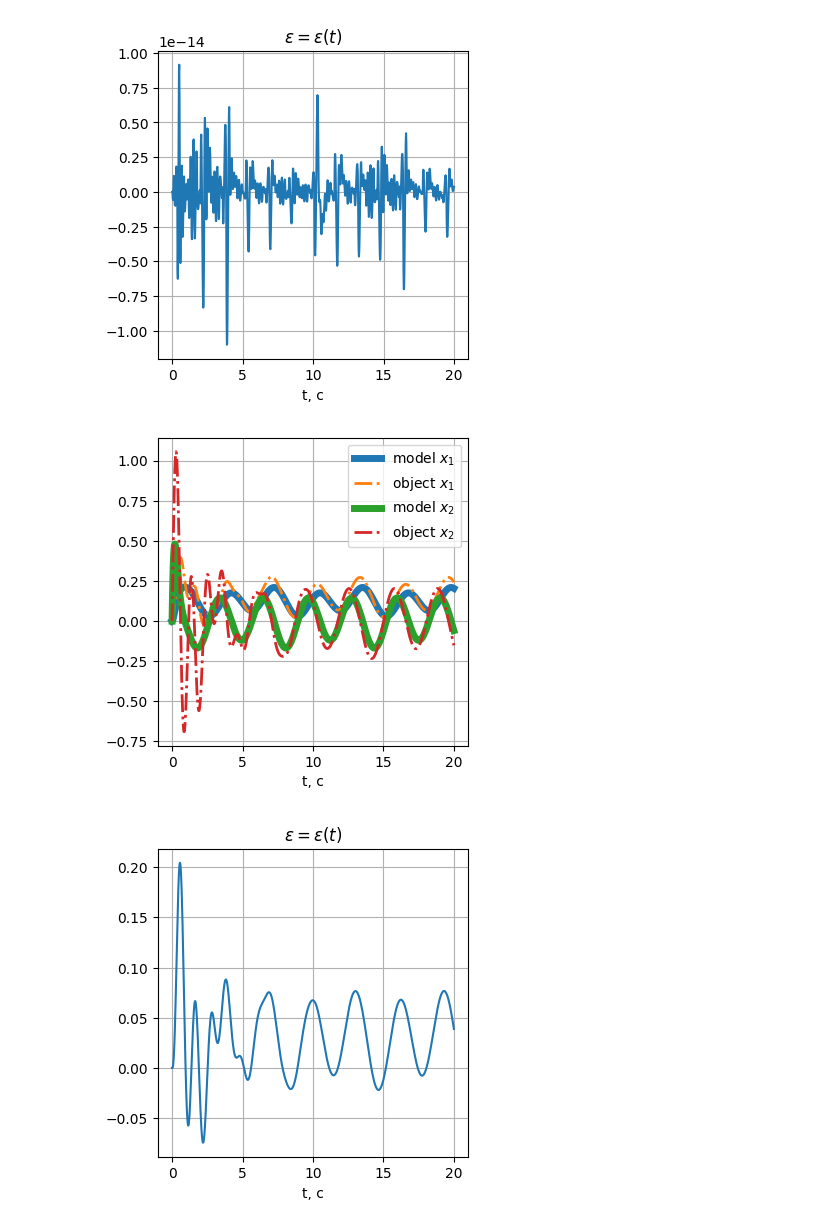
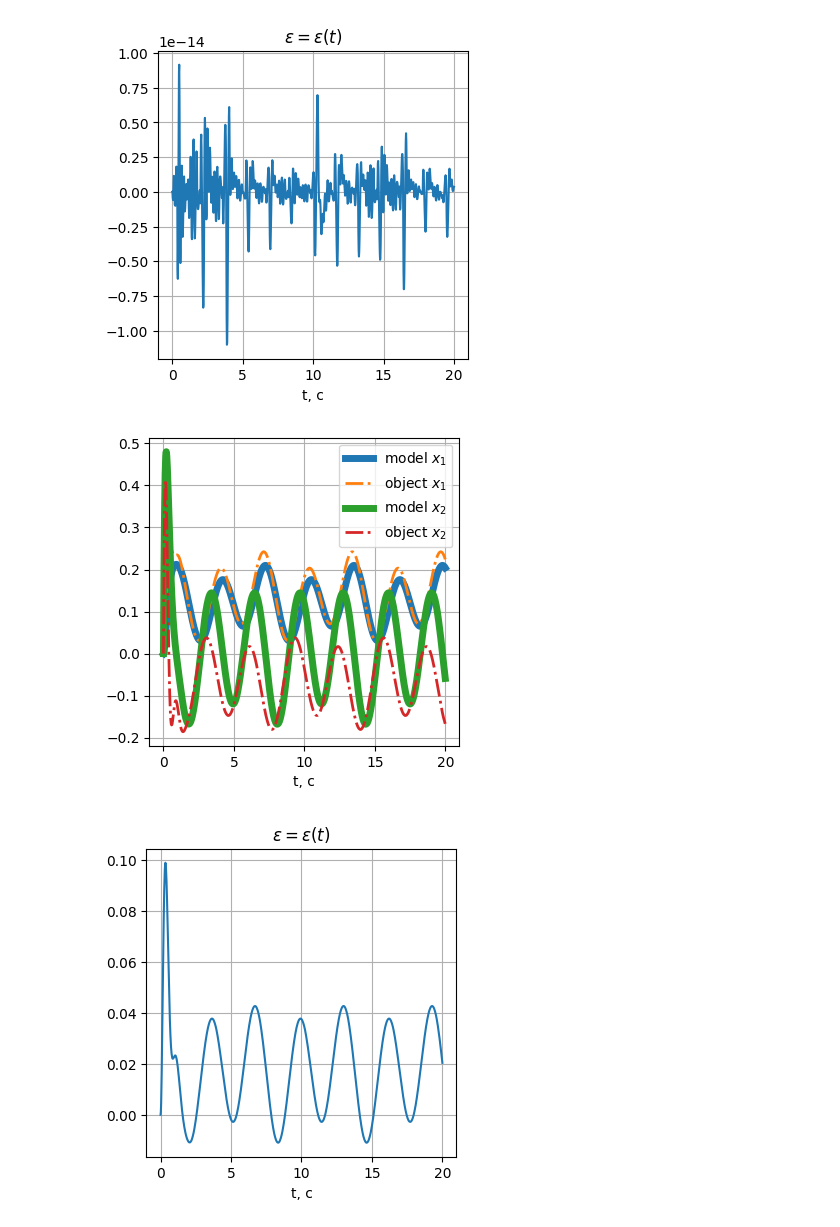
Before and after one commit to lalayants/adaptive-and-robust-control, a Jupyter notebook: 3/3.ipynb, the cells around one changed output. Saved outputs shown, nothing was run; the diff lists cells and outputs as text; code cells hidden in the pictures.

```diff
--- a/3/3.ipynb
+++ b/3/3.ipynb
@@ -106,27 +102,27 @@ plt.savefig(SAVE_PATH + '2_ideal_e.png')
 # %% [output]
 [figure]
 # %%
-data = solve_ivp(system, t_span=t_span, t_eval=np.linspace(*t_span, 1000), y0=y0, args=(A, B, theta + 1, kappa, g))
+data = solve_ivp(system, t_span=t_span, t_eval=np.linspace(*t_span, 1000), y0=y0, args=(A + 1, B, theta, kappa, g))
 
 plt.plot(data.t, data_model.y[0, :], linewidth=5, label='model $x_1$')
 plt.plot(data.t, data.y[0, :], '-.', linewidth=2, label='object $x_1$')
 plt.plot(data.t, data_model.y[1, :], linewidth=5, label='model $x_2$')
 plt.plot(data.t, data.y[1, :], '-.', linewidth=2, label='object $x_2$')
 plt.grid()
 plt.legend()
 plt.xlabel('t, c')
 
 
-plt.savefig(SAVE_PATH + '2_not_ideal_1.1_x.png')
+plt.savefig(SAVE_PATH + '2_not_ideal_1_x.png')
 # %% [output]
-[figure, old version]
+[figure, new version]
 # %%
 plt.plot(data.t, (C @ data.y).reshape(-1) - (C_m @ data_model.y).reshape(-1))
 plt.grid()
 plt.xlabel('t, c')
 plt.title('$\epsilon = \epsilon(t)$')
 
-plt.savefig(SAVE_PATH + '2_not_ideal_1.1_e.png')
+plt.savefig(SAVE_PATH + '2_not_ideal_1_e.png')
 # %% [output]
-[figure, old version]
+[figure, new version]
 # %%
```
Also changed, not shown: parts of 18 cells of this notebook.
